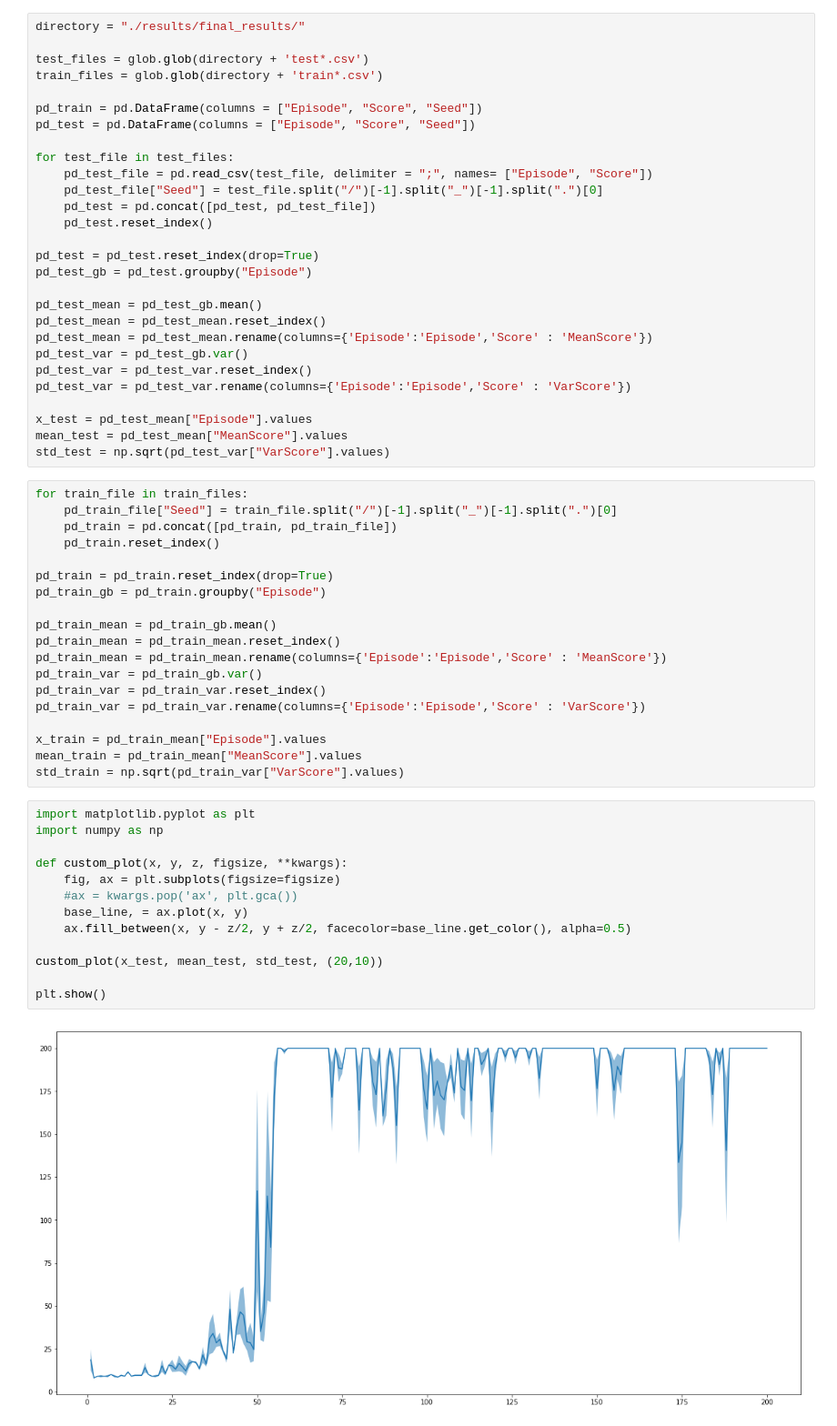
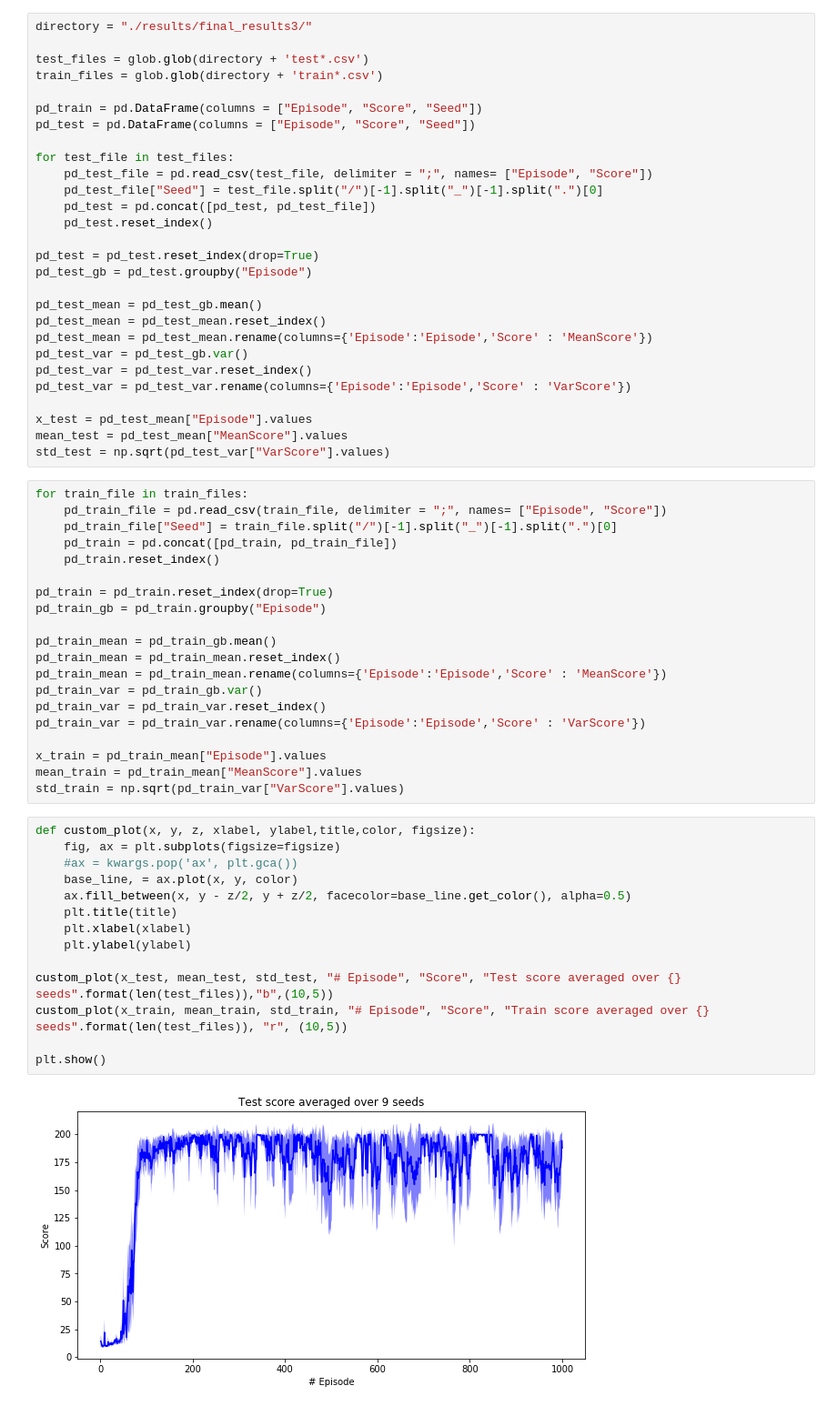
Before and after one commit to vinnamkim/distributional_rl, a Jupyter notebook: Analysis.ipynb, the cells around one changed output. Shown: that part at 91% size. Saved outputs shown, nothing was run; the diff lists cells and outputs as text.

Commit message:
added results

```diff
--- a/Analysis.ipynb
+++ b/Analysis.ipynb
@@ -5,5 +6,5 @@ import glob
 # %%
-directory = "./results/final_results/"
+directory = "./results/final_results3/"
 
 test_files = glob.glob(directory + 'test*.csv')
 train_files = glob.glob(directory + 'train*.csv')
@@ -32,6 +33,7 @@ mean_test = pd_test_mean["MeanScore"].values
 std_test = np.sqrt(pd_test_var["VarScore"].values)
 # %%
 for train_file in train_files:
+    pd_train_file = pd.read_csv(train_file, delimiter = ";", names= ["Episode", "Score"])
     pd_train_file["Seed"] = train_file.split("/")[-1].split("_")[-1].split(".")[0]
     pd_train = pd.concat([pd_train, pd_train_file])
     pd_train.reset_index()
@@ -50,17 +52,18 @@ x_train = pd_train_mean["Episode"].values
 mean_train = pd_train_mean["MeanScore"].values
 std_train = np.sqrt(pd_train_var["VarScore"].values)
 # %%
-import matplotlib.pyplot as plt
-import numpy as np
-
-def custom_plot(x, y, z, figsize, **kwargs):
+def custom_plot(x, y, z, xlabel, ylabel,title,color, figsize):
     fig, ax = plt.subplots(figsize=figsize)
     #ax = kwargs.pop('ax', plt.gca())
-    base_line, = ax.plot(x, y)
+    base_line, = ax.plot(x, y, color)
     ax.fill_between(x, y - z/2, y + z/2, facecolor=base_line.get_color(), alpha=0.5)
+    plt.title(title)
+    plt.xlabel(xlabel)
+    plt.ylabel(ylabel)
 
-custom_plot(x_test, mean_test, std_test, (20,10))
+custom_plot(x_test, mean_test, std_test, "# Episode", "Score", "Test score averaged over {} seeds".format(len(test_files)),"b",(10,5))
+custom_plot(x_train, mean_train, std_train, "# Episode", "Score", "Train score averaged over {} seeds".format(len(test_files)), "r", (10,5))
 
 plt.show()
 # %% [output]
-[figure, old version]
+[figure, new version]
```
Also changed, not shown: parts of 2 cells of this notebook, 18 other files.
